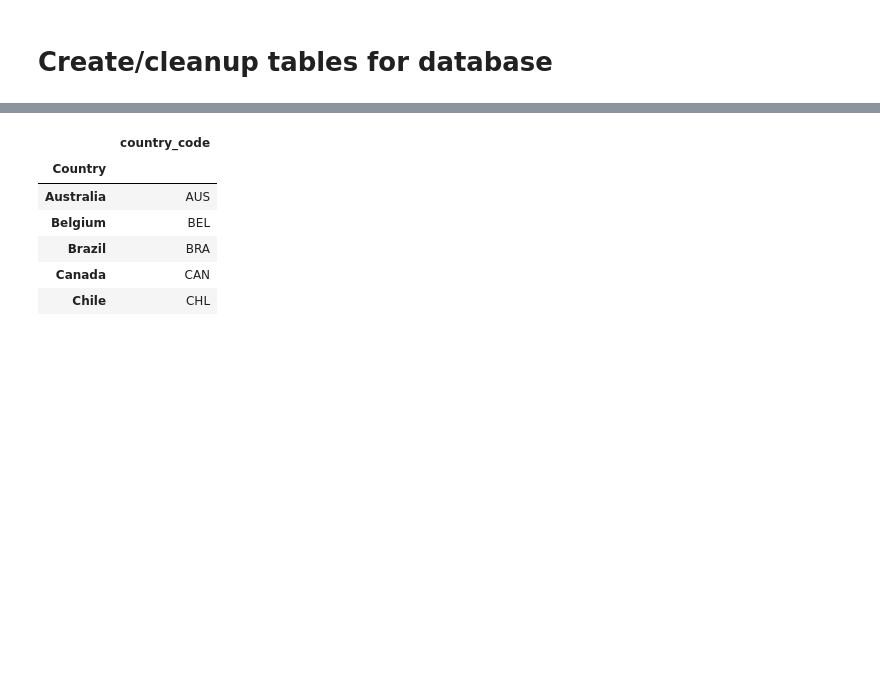
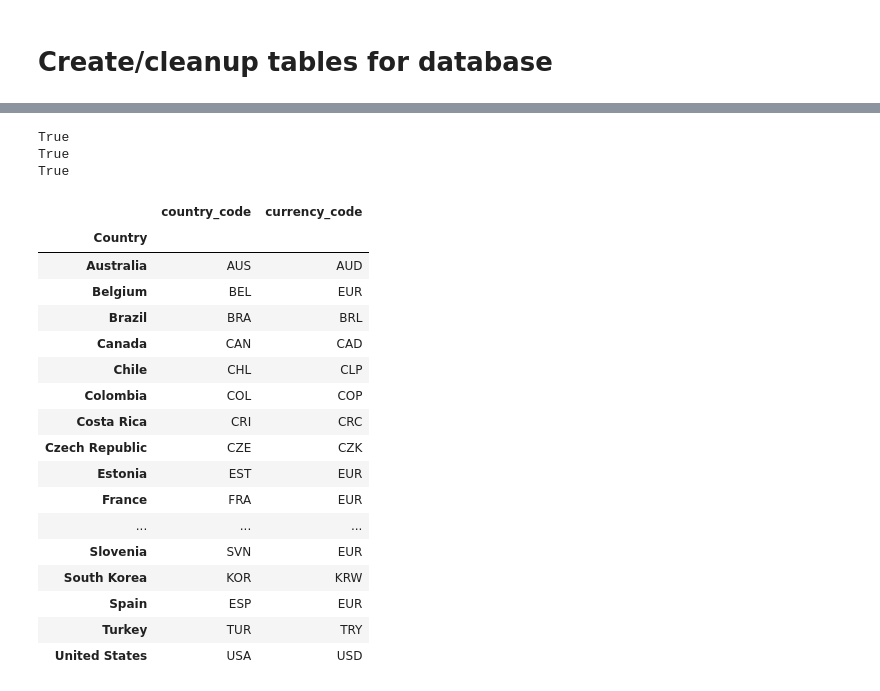
Before and after one commit to LindseyWol/Project2, a Jupyter notebook: cleanup.ipynb, the cells around one changed output, grey strips where cells are left out. Saved outputs shown, nothing was run; the diff lists cells and outputs as text; code cells hidden in the pictures; blank space fills up the shorter version.

```diff
--- a/cleanup.ipynb
+++ b/cleanup.ipynb
@@ -59,3 +58,8 @@ AvgIncome_df.head()
 | 4 | AUS | AVWAGE | TOT | USD | A | 2004 | 48813.626970 | NaN |
 # %% [markdown]
 # Create/cleanup tables for database
+# %%
+#List of countries/codes from MinWage
+country_codes = MinWage_df[['Country','COUNTRY']].drop_duplicates()
+country_codes = country_codes.sort_values(['Country'])
+country_codes
@@ -61,0 +84,5 @@ AvgIncome_df.head()
+# %%
+#List of countries with currency codes from BigMac
+currency_codes = BigMac_df[['name', 'currency_code']].drop_duplicates()
+currency_codes = currency_codes.sort_values(['name'])
+currency_codes
@@ -62,16 +103,39 @@ AvgIncome_df.head()
+# %%
+#Check to see if Russia, South Korea, and Turkey are included
+print('Russia' in BigMac_df['name'].unique())
+print('South Korea'in BigMac_df['name'].unique())
+print('Turkey'in BigMac_df['name'].unique())
+# %% [output]
+True
+True
+True
+# %%
+#Change spelling to Russian Federation to 'Russia', Korea to 'South Korea', Turkiye to Turkey in country_codes
+country_codes = country_codes.replace(['Korea', 'Türkiye', 'Russian Federation'], ['South Korea', 'Turkey', 'Russia'])
 # %%
-#Create country_code table from MinWage_df
-countries_df = MinWage_df[['Country','COUNTRY']].drop_duplicates().set_index(['Country']).sort_index()
-countries_df = countries_df.rename(columns={'COUNTRY': 'country_code'})
-countries_df.head()
+#Create countries table from MinWage_df with country and code
+countries_df = pd.merge(country_codes, currency_codes, left_on='Country', right_on='name')
+countries_df = countries_df.rename(columns={'COUNTRY': 'country_code'}).drop(columns=['name']).set_index(['Country']).sort_index()
+countries_df
 # %% [output]
-|  | country_code |
-| Country |  |
-| Australia | AUS |
-| Belgium | BEL |
-| Brazil | BRA |
-| Canada | CAN |
-| Chile | CHL |
+|  | country_code | currency_code |
+| Country |  |  |
+| Australia | AUS | AUD |
+| Belgium | BEL | EUR |
+| Brazil | BRA | BRL |
+| Canada | CAN | CAD |
+| Chile | CHL | CLP |
+| Colombia | COL | COP |
+| Costa Rica | CRI | CRC |
+| Czech Republic | CZE | CZK |
+| Estonia | EST | EUR |
+| France | FRA | EUR |
+| ... | ... | ... |
+| Slovenia | SVN | EUR |
+| South Korea | KOR | KRW |
+| Spain | ESP | EUR |
+| Turkey | TUR | TRY |
+| United States | USA | USD |
 # %%
 #BigMac_df cleanup
 #Change date to yyyy
```
Also changed, not shown: parts of 7 cells of this notebook, 1 other file.
